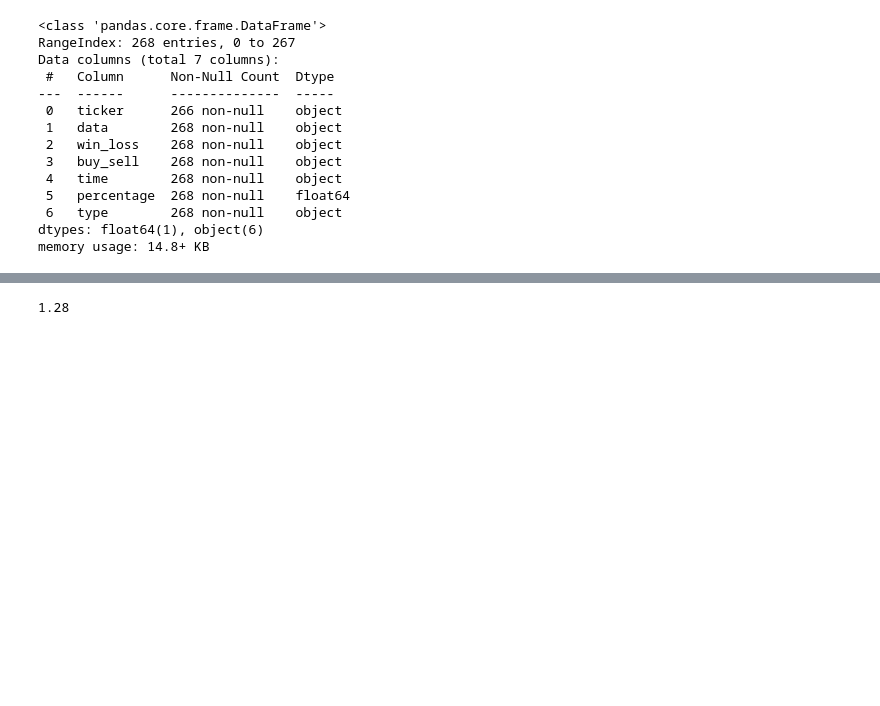
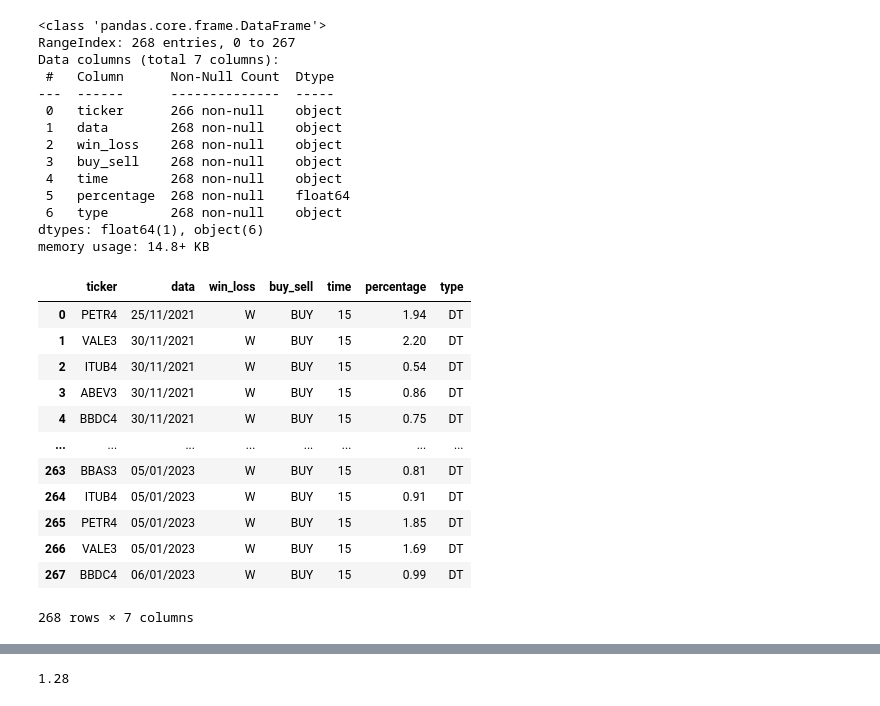
Before and after one commit to henricobela/codespace-repo, a Jupyter notebook: brincando_com_acoes.ipynb, the cells around one changed output, grey strips where cells are left out. Drawn from its saved outputs; the diff is of its cells as text; code cells hidden in the pictures; blank space fills up the shorter version.

Commit message:
date time fix

```diff
--- a/brincando_com_acoes.ipynb
+++ b/brincando_com_acoes.ipynb
@@ -215,3 +224,19 @@ memory usage: 14.8+ KB
+# %%
+df
+# %% [output]
+|  | ticker | data | win_loss | buy_sell | time | percentage | type |
+| 0 | PETR4 | 25/11/2021 | W | BUY | 15 | 1.94 | DT |
+| 1 | VALE3 | 30/11/2021 | W | BUY | 15 | 2.20 | DT |
+| 2 | ITUB4 | 30/11/2021 | W | BUY | 15 | 0.54 | DT |
+| 3 | ABEV3 | 30/11/2021 | W | BUY | 15 | 0.86 | DT |
+| 4 | BBDC4 | 30/11/2021 | W | BUY | 15 | 0.75 | DT |
+| ... | ... | ... | ... | ... | ... | ... | ... |
+| 263 | BBAS3 | 05/01/2023 | W | BUY | 15 | 0.81 | DT |
+| 264 | ITUB4 | 05/01/2023 | W | BUY | 15 | 0.91 | DT |
+| 265 | PETR4 | 05/01/2023 | W | BUY | 15 | 1.85 | DT |
+| 266 | VALE3 | 05/01/2023 | W | BUY | 15 | 1.69 | DT |
+| 267 | BBDC4 | 06/01/2023 | W | BUY | 15 | 0.99 | DT |
+268 rows × 7 columns
 # %%
 wins = df[df.win_loss == "W"]
 # %%
```
Also changed, not shown: parts of 5 cells of this notebook.
